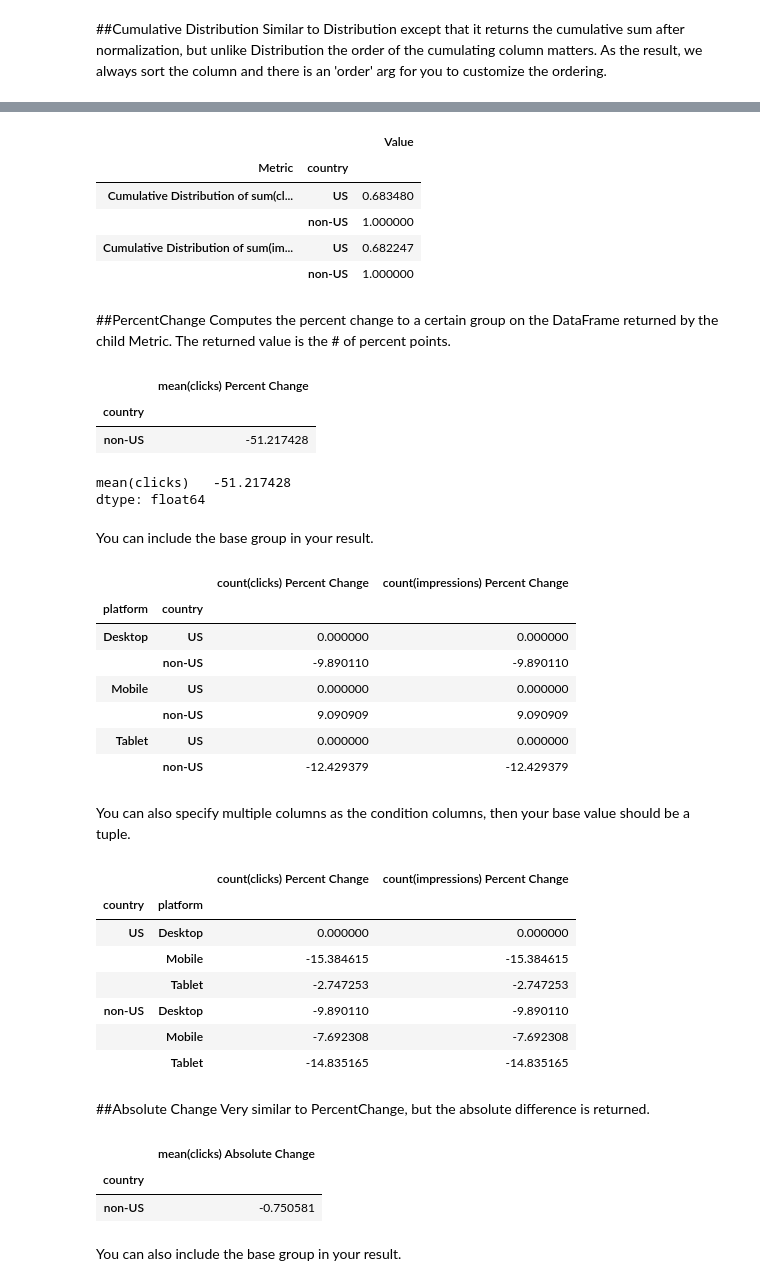
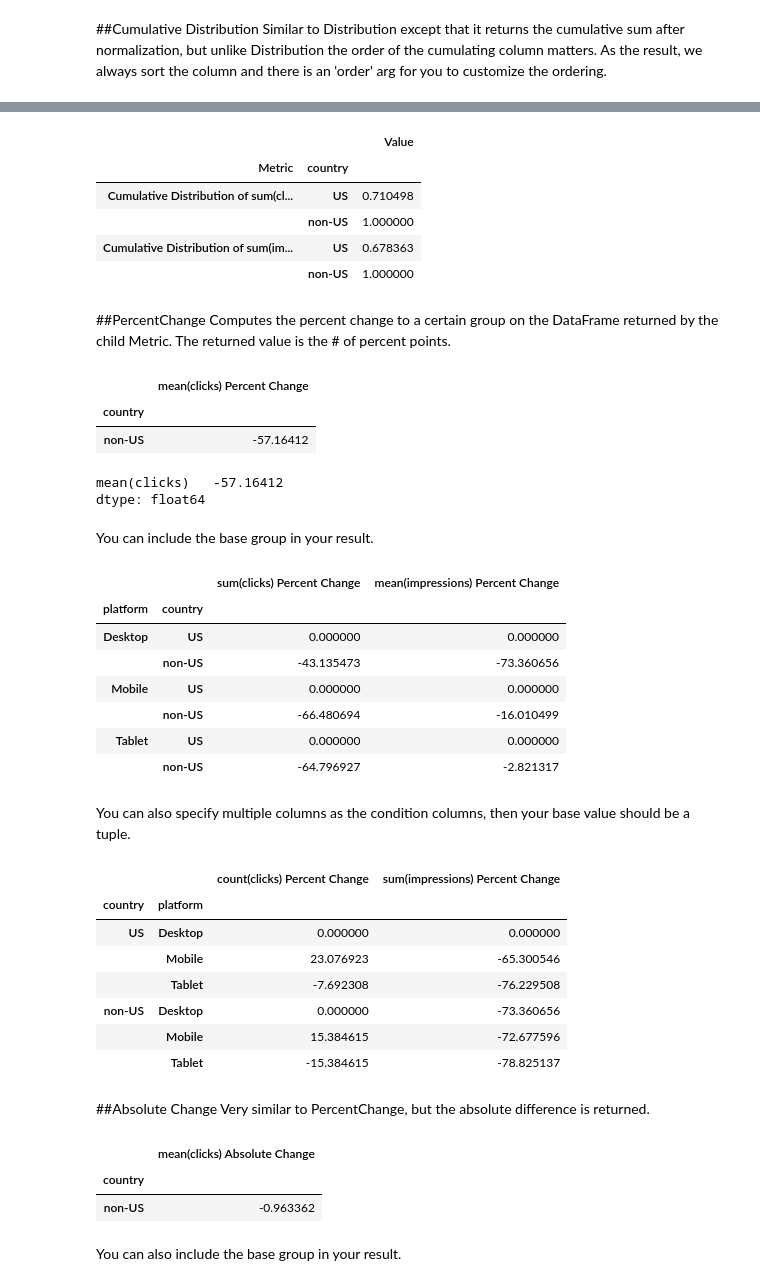
Before and after one commit to google/meterstick, a Jupyter notebook: meterstick_demo.ipynb, the cells around one changed output, grey strips where cells are left out. Drawn from its saved outputs; the diff is of its cells as text; code cells hidden in the pictures.

```diff
--- a/meterstick_demo.ipynb
+++ b/meterstick_demo.ipynb
@@ -26,18 +27,18 @@ import pandas as pd
 
 from meterstick import *
 # %%
-np.random.seed(42)
+np.random.seed(0)
 platform = ('Desktop', 'Mobile', 'Tablet')
 exprs = ('ctrl', 'expr')
 country = ('US', 'non-US')
-size = 1000
+size = 80
 impressions = np.random.randint(10, 20, size)
 clicks = impressions * 0.1 * np.random.random(size)
 df = pd.DataFrame({'impressions': impressions, 'clicks': clicks})
 df['platform'] = np.random.choice(platform, size=size)
 df['expr_id'] = np.random.choice(exprs, size=size)
 df['country'] = np.random.choice(country, size=size)
-df['cookie'] = np.random.choice(range(5), size=size)
+df['cookie'] = np.random.choice(range(3), size=size)
 
 df.loc[df.country == 'US', 'clicks'] *= 2
 df.loc[(df.country == 'US') & (df.platform == 'Desktop'), 'impressions'] *= 4
@@ -452,9 +459,9 @@ CumulativeDistribution(
 # %% [output]
 |  |  | Value |
 | Metric | country |  |
-| Cumulative Distribution of sum(cl... | US | 0.683480 |
+| Cumulative Distribution of sum(cl... | US | 0.710498 |
 |  | non-US | 1.000000 |
-| Cumulative Distribution of sum(im... | US | 0.682247 |
+| Cumulative Distribution of sum(im... | US | 0.678363 |
 |  | non-US | 1.000000 |
 # %% [markdown]
 ##PercentChange
@@ -464,12 +471,12 @@ PercentChange('country', 'US', Mean('clicks')).compute_on(df)
 # %% [output]
 |  | mean(clicks) Percent Change |
 | country |  |
-| non-US | -51.217428 |
+| non-US | -57.16412 |
 # %%
 mean = Mean('clicks').compute_on(df, 'country')
 (mean.loc['non-US'] / mean.loc['US'] - 1) * 100
 # %% [output]
-mean(clicks)   -51.217428
+mean(clicks)   -57.16412
 dtype: float64
 # %% [markdown]
 You can include the base group in your result.
@@ -477,34 +484,35 @@ You can include the base group in your result.
 PercentChange(
     'country',
     'US',
-    MetricList((Count('clicks'), Count('impressions'))),
-    include_base=True).compute_on(df, 'platform')
+    MetricList((Sum('clicks'), Mean('impressions'))),
+    include_base=True,
+).compute_on(df, 'platform')
 # %% [output]
-|  |  | count(clicks) Percent Change | count(impressions) Percent Change |
+|  |  | sum(clicks) Percent Change | mean(impressions) Percent Change |
 | platform | country |  |  |
 | Desktop | US | 0.000000 | 0.000000 |
-|  | non-US | -9.890110 | -9.890110 |
+|  | non-US | -43.135473 | -73.360656 |
 | Mobile | US | 0.000000 | 0.000000 |
-|  | non-US | 9.090909 | 9.090909 |
+|  | non-US | -66.480694 | -16.010499 |
 | Tablet | US | 0.000000 | 0.000000 |
-|  | non-US | -12.429379 | -12.429379 |
+|  | non-US | -64.796927 | -2.821317 |
 # %% [markdown]
 You can also specify multiple columns as the condition columns, then your base value should be a tuple.
 # %%
 PercentChange(
     ['country', 'platform'],
     ('US', 'Desktop'),
-    MetricList((Count('clicks'), Count('impressions'))),
+    MetricList((Count('clicks'), Sum('impressions'))),
     include_base=True).compute_on(df)
 # %% [output]
-|  |  | count(clicks) Percent Change | count(impressions) Percent Change |
+|  |  | count(clicks) Percent Change | sum(impressions) Percent Change |
 | country | platform |  |  |
 | US | Desktop | 0.000000 | 0.000000 |
-|  | Mobile | -15.384615 | -15.384615 |
-|  | Tablet | -2.747253 | -2.747253 |
-| non-US | Desktop | -9.890110 | -9.890110 |
-|  | Mobile | -7.692308 | -7.692308 |
-|  | Tablet | -14.835165 | -14.835165 |
+|  | Mobile | 23.076923 | -65.300546 |
+|  | Tablet | -7.692308 | -76.229508 |
+| non-US | Desktop | 0.000000 | -73.360656 |
+|  | Mobile | 15.384615 | -72.677596 |
+|  | Tablet | -15.384615 | -78.825137 |
 # %% [markdown]
 ##Absolute Change
 Very similar to PercentChange, but the absolute difference is returned.
@@ -513,7 +521,7 @@ AbsoluteChange('country', 'US', Mean('clicks')).compute_on(df)
 # %% [output]
 |  | mean(clicks) Absolute Change |
 | country |  |
-| non-US | -0.750581 |
+| non-US | -0.963362 |
 # %% [markdown]
 You can also include the base group in your result.
 # %%
```
Also changed, not shown: parts of 120 cells of this notebook, 14 other files.
